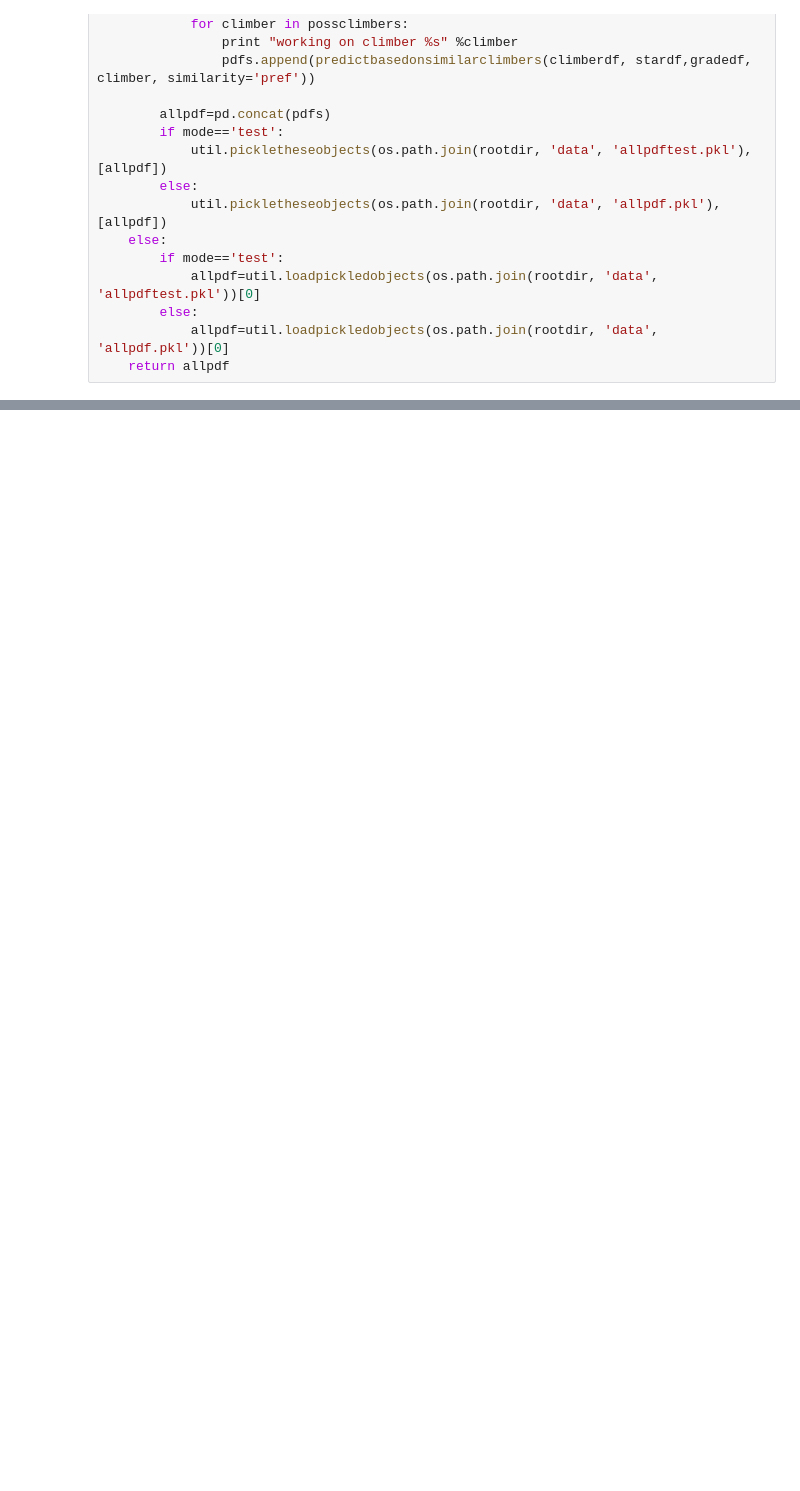
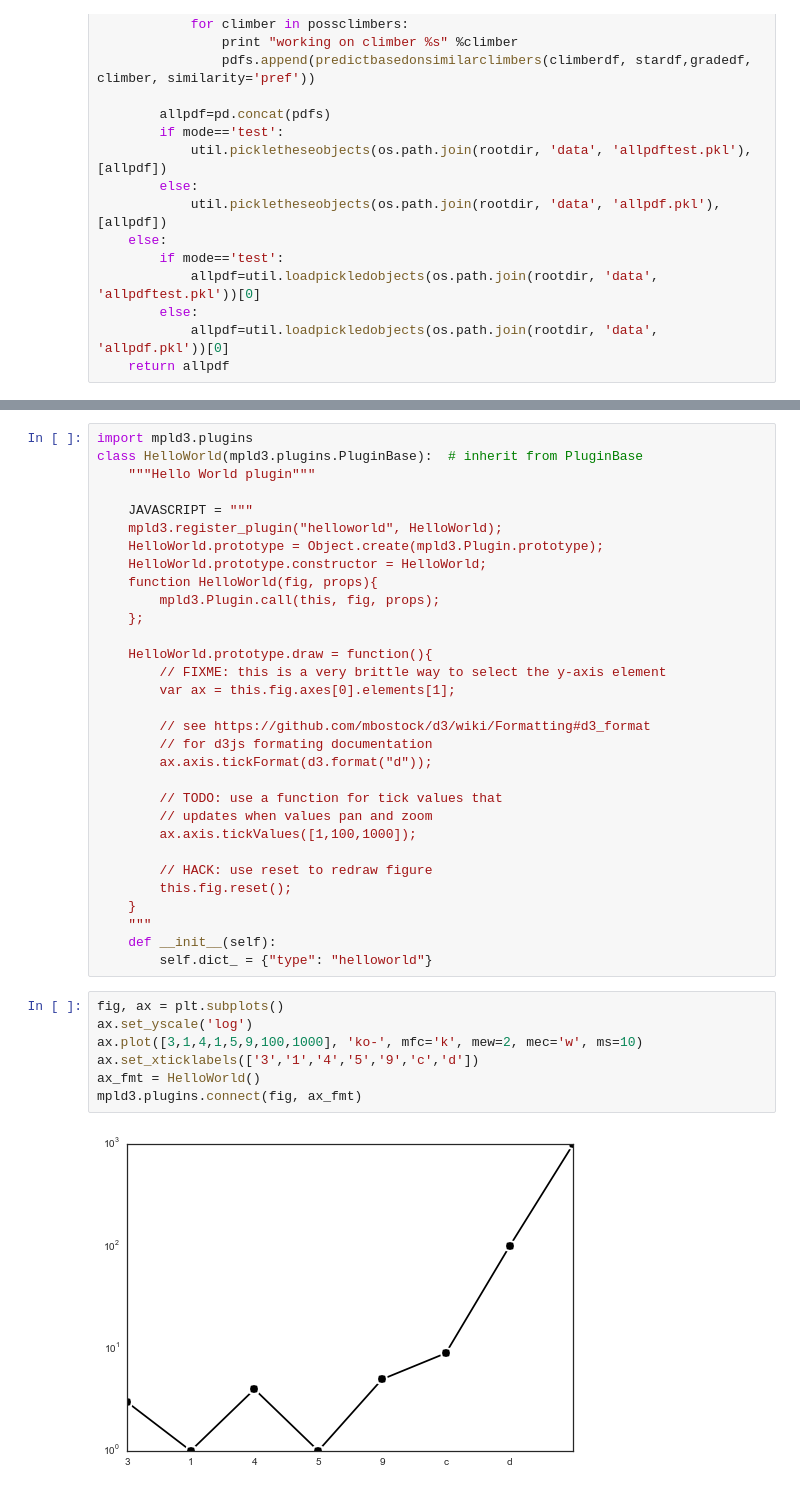
Before and after one commit to askerry/cragcrunch, a Jupyter notebook: Notebook 7. Personalized Recommendations.ipynb, the cells around one changed output, grey strips where cells are left out. Saved outputs shown, nothing was run; the diff lists cells and outputs as text; blank space fills up the shorter version.

```diff
--- a/Notebook 7. Personalized Recommendations.ipynb
+++ b/Notebook 7. Personalized Recommendations.ipynb
@@ -240,0 +343,40 @@ def individualpred(hitsdf, climberdf,stardf, gradedf,parallel=False,needsprep=Fa
+# %%
+import mpld3.plugins
+class HelloWorld(mpld3.plugins.PluginBase):  # inherit from PluginBase
+    """Hello World plugin"""
+
+    JAVASCRIPT = """
+    mpld3.register_plugin("helloworld", HelloWorld);
+    HelloWorld.prototype = Object.create(mpld3.Plugin.prototype);
+    HelloWorld.prototype.constructor = HelloWorld;
+    function HelloWorld(fig, props){
+        mpld3.Plugin.call(this, fig, props);
+    };
+
+    HelloWorld.prototype.draw = function(){
+        // FIXME: this is a very brittle way to select the y-axis element
+        var ax = this.fig.axes[0].elements[1];
+
+        // see https://github.com/mbostock/d3/wiki/Formatting#d3_format
+        // for d3js formating documentation
+        ax.axis.tickFormat(d3.format("d"));
+
+        // TODO: use a function for tick values that
+        // updates when values pan and zoom
+        ax.axis.tickValues([1,100,1000]);
+
+        // HACK: use reset to redraw figure
+        this.fig.reset();
+    }
+    """
+    def __init__(self):
+        self.dict_ = {"type": "helloworld"}
+# %%
+fig, ax = plt.subplots()
+ax.set_yscale('log')
+ax.plot([3,1,4,1,5,9,100,1000], 'ko-', mfc='k', mew=2, mec='w', ms=10)
+ax.set_xticklabels(['3','1','4','5','9','c','d'])
+ax_fmt = HelloWorld()
+mpld3.plugins.connect(fig, ax_fmt)
+# %% [output]
+[figure, added]
```
Also changed, not shown: parts of 22 cells of this notebook, 18 other files.
